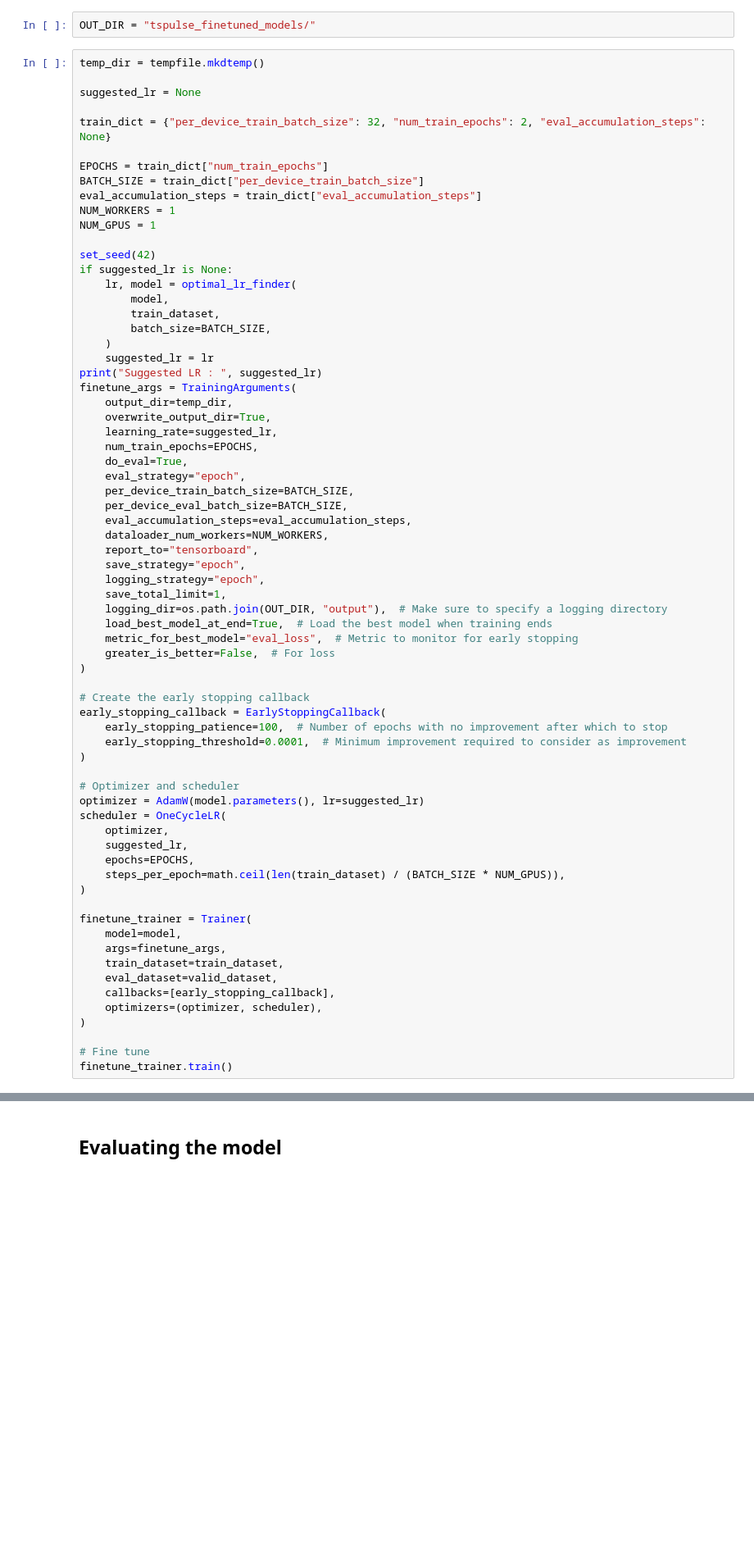
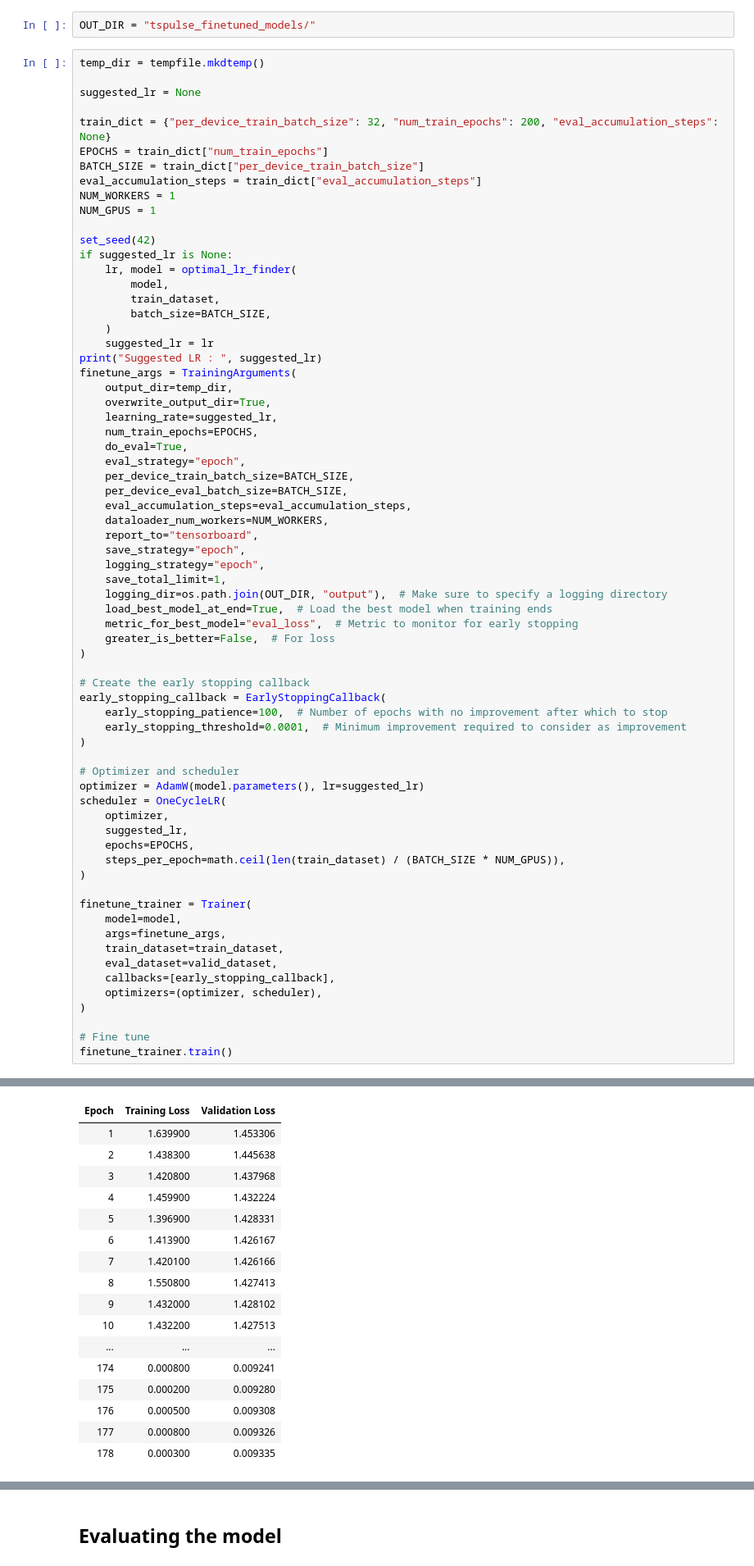
Before and after one commit to ibm-granite-community/granite-timeseries-cookbook, a Jupyter notebook: recipes/Classification/Getting_Started_with_TSPulse_Classification.ipynb, the cells around one changed output, grey strips where cells are left out. Shown at 82% size. Drawn from its saved outputs; the diff is of its cells as text; blank space fills up the shorter version.

```diff
--- a/recipes/Classification/Getting_Started_with_TSPulse_Classification.ipynb
+++ b/recipes/Classification/Getting_Started_with_TSPulse_Classification.ipynb
@@ -199,8 +199,7 @@ temp_dir = tempfile.mkdtemp()
 
 suggested_lr = None
 
-train_dict = {"per_device_train_batch_size": 32, "num_train_epochs": 2, "eval_accumulation_steps": None}
-
+train_dict = {"per_device_train_batch_size": 32, "num_train_epochs": 200, "eval_accumulation_steps": None}
 EPOCHS = train_dict["num_train_epochs"]
 BATCH_SIZE = train_dict["per_device_train_batch_size"]
 eval_accumulation_steps = train_dict["eval_accumulation_steps"]
@@ -263,3 +262,4 @@ finetune_trainer = Trainer(
 
 # Fine tune
 finetune_trainer.train()
+# %% [output]
@@ -265,0 +271,17 @@ finetune_trainer.train()
+| Epoch | Training Loss | Validation Loss |
+| 1 | 1.639900 | 1.453306 |
+| 2 | 1.438300 | 1.445638 |
+| 3 | 1.420800 | 1.437968 |
+| 4 | 1.459900 | 1.432224 |
+| 5 | 1.396900 | 1.428331 |
+| 6 | 1.413900 | 1.426167 |
+| 7 | 1.420100 | 1.426166 |
+| 8 | 1.550800 | 1.427413 |
+| 9 | 1.432000 | 1.428102 |
+| 10 | 1.432200 | 1.427513 |
+| ... | ... | ... |
+| 174 | 0.000800 | 0.009241 |
+| 175 | 0.000200 | 0.009280 |
+| 176 | 0.000500 | 0.009308 |
+| 177 | 0.000800 | 0.009326 |
+| 178 | 0.000300 | 0.009335 |
```
Also changed, not shown: parts of 4 cells of this notebook, 1 other file.
